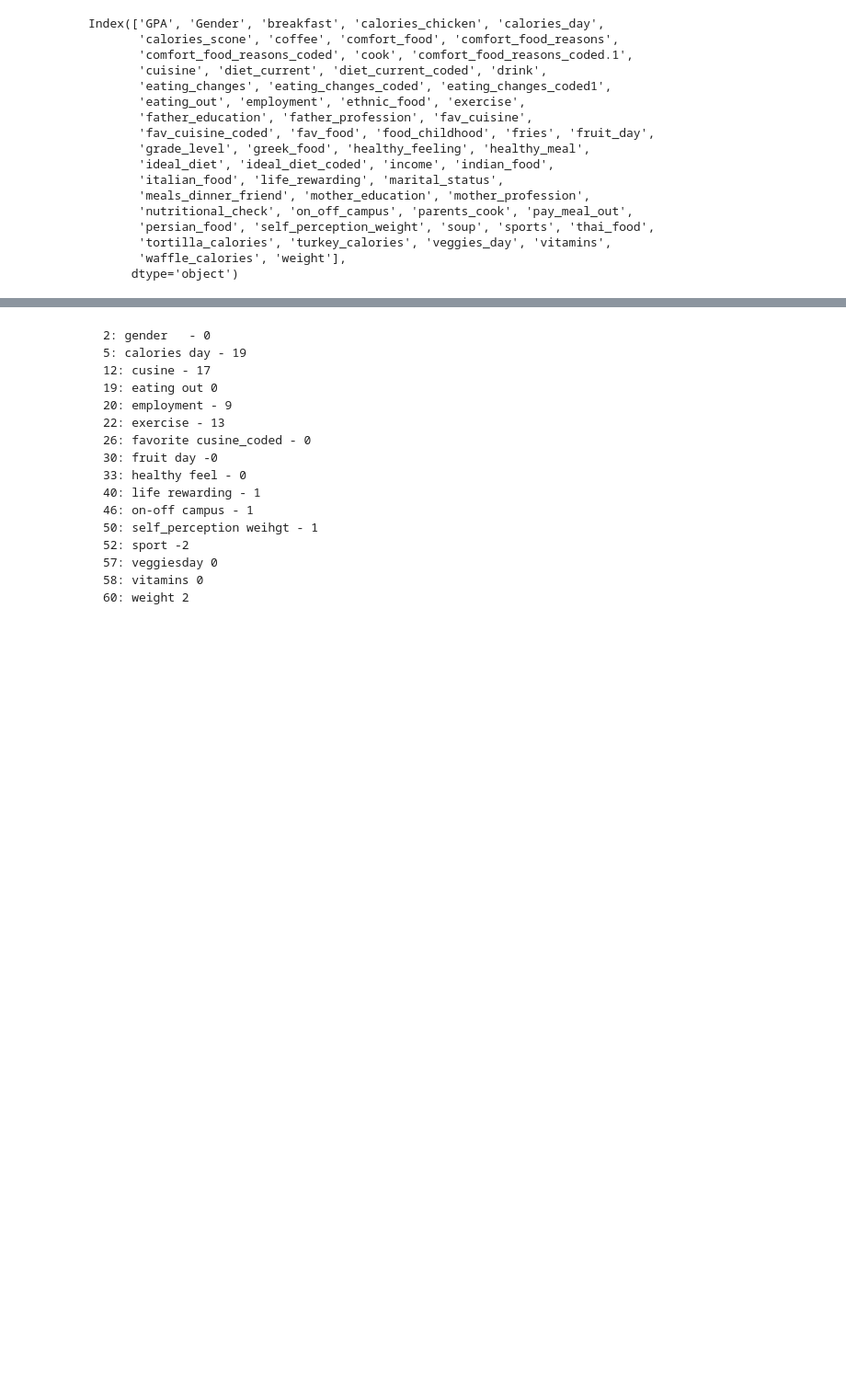
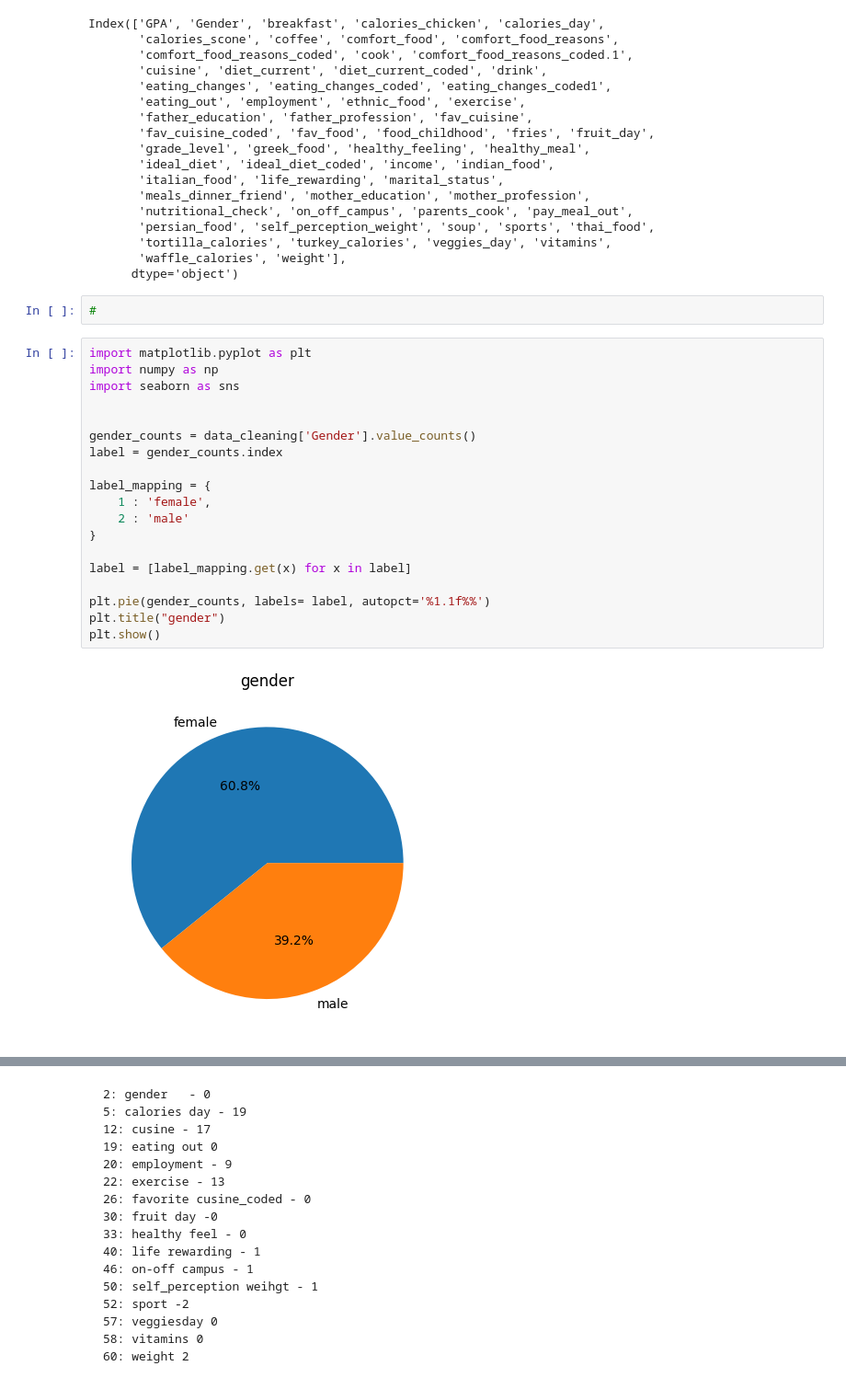
Before and after one commit to leedh7878/DanielLee_Project_Portfolio, a Jupyter notebook: Food_Choice/src/Food_Choice_ Data_Cleansing.ipynb, the cells around one changed output, grey strips where cells are left out. Shown at 92% size. Saved outputs shown, nothing was run; the diff lists cells and outputs as text; blank space fills up the shorter version.

```diff
--- a/Food_Choice/src/Food_Choice_ Data_Cleansing.ipynb
+++ b/Food_Choice/src/Food_Choice_ Data_Cleansing.ipynb
@@ -710,4 +709,27 @@ Index(['GPA', 'Gender', 'breakfast', 'calories_chicken', 'calories_day',
        'tortilla_calories', 'turkey_calories', 'veggies_day', 'vitamins',
        'waffle_calories', 'weight'],
       dtype='object')
+# %%
+#
+# %%
+import matplotlib.pyplot as plt
+import numpy as np
+import seaborn as sns
+
+
+gender_counts = data_cleaning['Gender'].value_counts()
+label = gender_counts.index
+
+label_mapping = {
+    1 : 'female',
+    2 : 'male'
+}
+
+label = [label_mapping.get(x) for x in label]
+
+plt.pie(gender_counts, labels= label, autopct='%1.1f%%')
+plt.title("gender")
+plt.show()
+# %% [output]
+[figure, added]
 # %%
```
Also changed, not shown: parts of 8 cells of this notebook, 1 other file.
